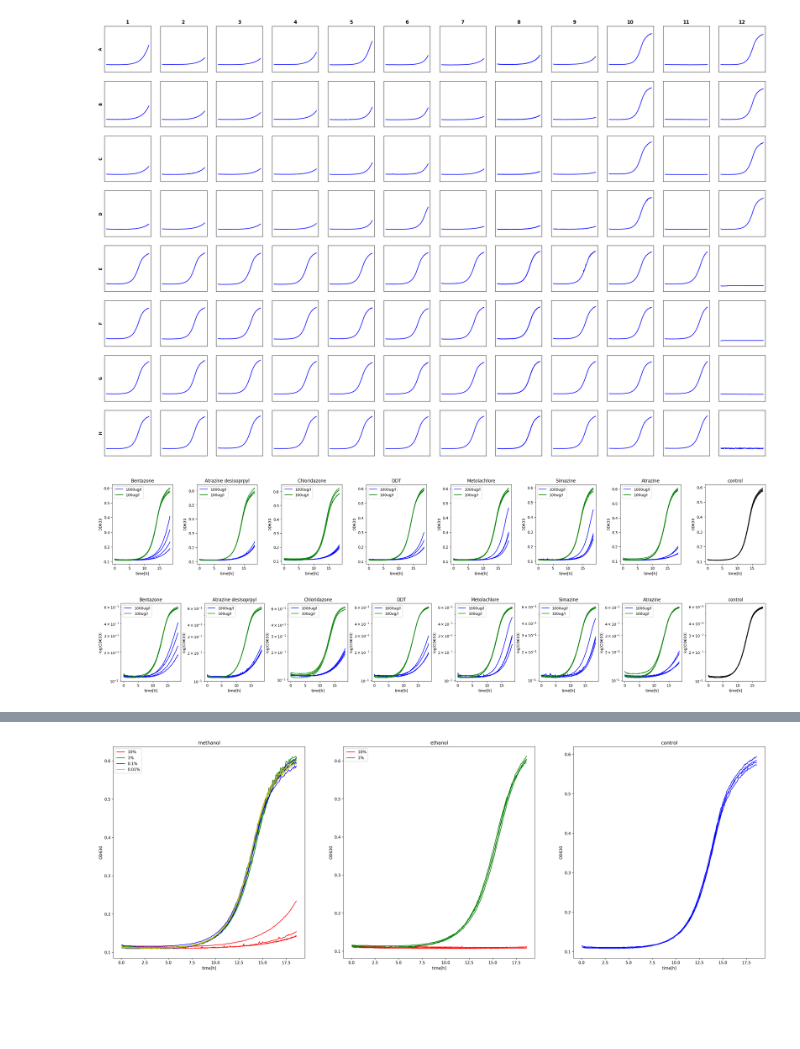
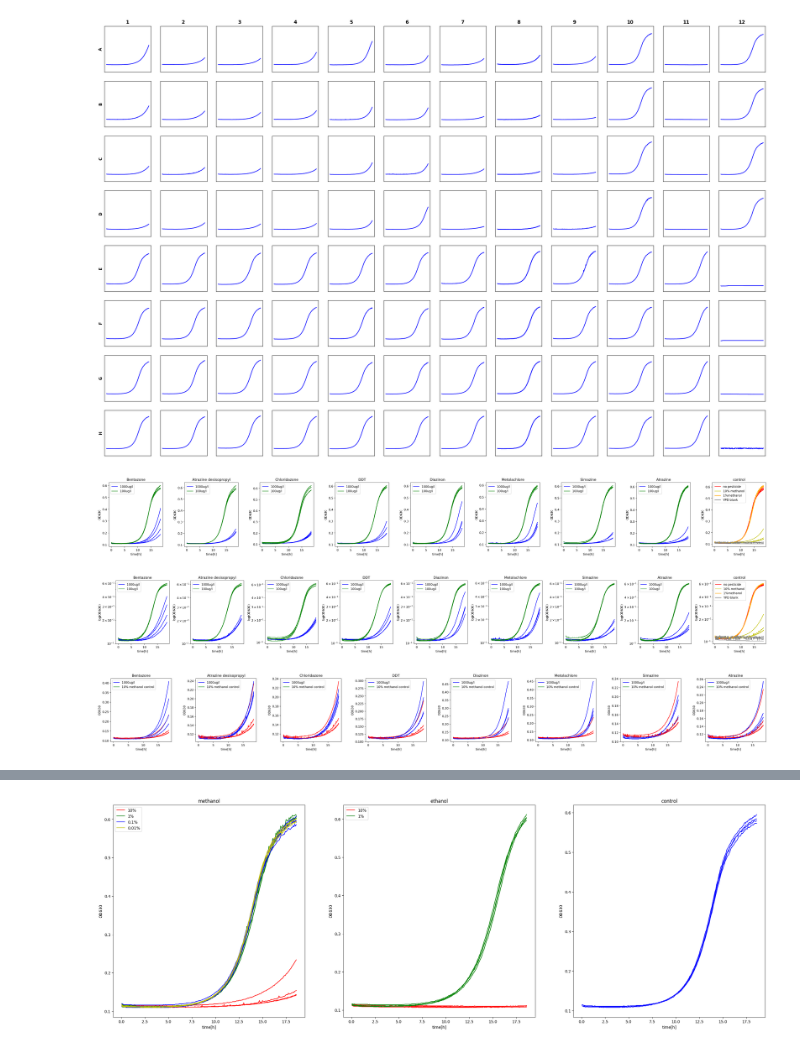
Before and after one commit to sspoerri/iGEM-EPFL-2020-Data_Analysis, a Jupyter notebook: notebooks/plate5.ipynb, the cells around one changed output, grey strips where cells are left out. Cells and saved outputs as stored; diff of their text form; code cells hidden in the pictures; blank space fills up the shorter version.

```diff
--- a/notebooks/plate5.ipynb
+++ b/notebooks/plate5.ipynb
@@ -71,16 +71,18 @@ plt.show()
 [figure]
 # %%
 import matplotlib as mpl
-mpl.rcParams['figure.dpi'] = 100
+mpl.rcParams['figure.dpi'] = 200
 import matplotlib.pyplot as plt
 import string
 
 alph = string.ascii_uppercase
-pesticides = ['Bentazone','Atrazine desisoprpyl','Chloridazone','DDT','Metolachlore','Simazine','Atrazine']
-control = ['A12','B12','C12','D12']
+pesticides = ['Bentazone','Atrazine desisopropyl','Chloridazone','DDT','Diazinon','Metolachlore','Simazine','Atrazine']
+control = [['A12','B12','C12','D12'],['A9','B9','C9','D9'],['E9','F9','G9','H9'],['G12','H12']]
+control_labels = ['no pesticide','10% methanol','1%methanol','YPD blank']
+control_colors = ['r','y','orange','gray']
 fig, axs = plt.subplots(1,len(pesticides)+1)
 fig.set_figheight(4)
-fig.set_figwidth(32)
+fig.set_figwidth(40)
 for k in range(len(pesticides)):
     plt.sca(axs[k])
     plt.ylabel('OD630')
@@ -98,37 +100,75 @@ plt.sca(axs[len(pesticides)])
 plt.ylabel('OD630')
 plt.xlabel('time[h]')
 plt.title('control')
-for i in range(len(control)):
-    plt.plot(df[control[i]],'black')
+for k,contr in enumerate(control):
+    for i in range(len(contr)):
+        plt.plot(df[contr[i]],control_colors[k])
+plt.legend(control_labels)
+leg = axs[-1].get_legend()
+for i in range(len(control_colors)):
+    leg.legendHandles[i].set_color(control_colors[i])
 
 plt.subplots_adjust(wspace=0.4)
 plt.show()
 
 fig, axs = plt.subplots(1,len(pesticides)+1)
 fig.set_figheight(4)
-fig.set_figwidth(32)
+fig.set_figwidth(40)
 for k in range(len(pesticides)):
     plt.sca(axs[k])
     plt.ylabel('log(OD630)')
     plt.xlabel('time[h]')
     plt.title(pesticides[k])
     for j in range(8):
         c = 'b' if j < 4 else 'g'
         plt.semilogy(df[alph[j]+str(k+1)],c)
     plt.legend(['1000ug/l','100ug/l'])
     leg = axs[k].get_legend()
     leg.legendHandles[0].set_color('b')
     leg.legendHandles[1].set_color('g')
 
 plt.sca(axs[len(pesticides)])
 plt.ylabel('log(OD630)')
 plt.xlabel('time[h]')
 plt.title('control')
-for i in range(len(control)):
-    plt.semilogy(df[control[i]],'black')
+for k,contr in enumerate(control):
+    for i in range(len(contr)):
+        plt.semilogy(df[contr[i]],control_colors[k])
+plt.legend(control_labels)
+leg = axs[-1].get_legend()
+for i in range(len(control_colors)):
+    leg.legendHandles[i].set_color(control_colors[i])
 
 plt.subplots_adjust(wspace=0.4)
 plt.show()
 # %% [output]
-[figure, old version]
+[figure, new version]
-[figure, old version]
+[figure, new version]
+# %%
+import matplotlib as mpl
+mpl.rcParams['figure.dpi'] = 200
+import matplotlib.pyplot as plt
+import string
+
+alph = string.ascii_uppercase
+pesticides = ['Bentazone','Atrazine desisopropyl','Chloridazone','DDT','Diazinon','Metolachlore','Simazine','Atrazine']
+control = [['A12','B12','C12','D12'],['A9','B9','C9','D9'],['E9','F9','G9','H9'],['G12','H12']]
+fig, axs = plt.subplots(1,len(pesticides))
+fig.set_figheight(4)
+fig.set_figwidth(40)
+for k in range(len(pesticides)):
+    plt.sca(axs[k])
+    plt.ylabel('OD630')
+    plt.xlabel('time[h]')
+    plt.title(pesticides[k])
+    for j in range(4):
+        plt.plot(df[alph[j]+str(k+1)],'b')
+        plt.plot(df[control[1][j]],'r')
+    plt.legend(['1000ug/l','10% methanol control'])
+    leg = axs[k].get_legend()
+    leg.legendHandles[0].set_color('b')
+    leg.legendHandles[1].set_color('g')
+plt.subplots_adjust(wspace=0.4)
+plt.show()
+# %% [output]
+[figure, added]
```
Also changed, not shown: parts of 4 cells of this notebook, 4 other files.
